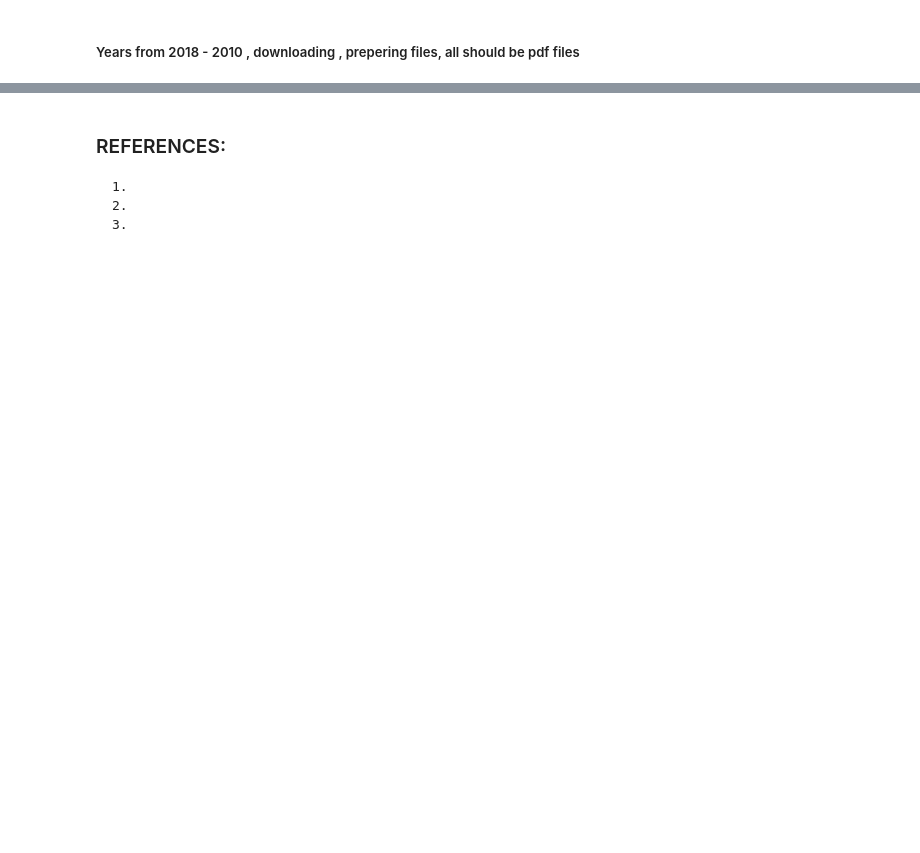
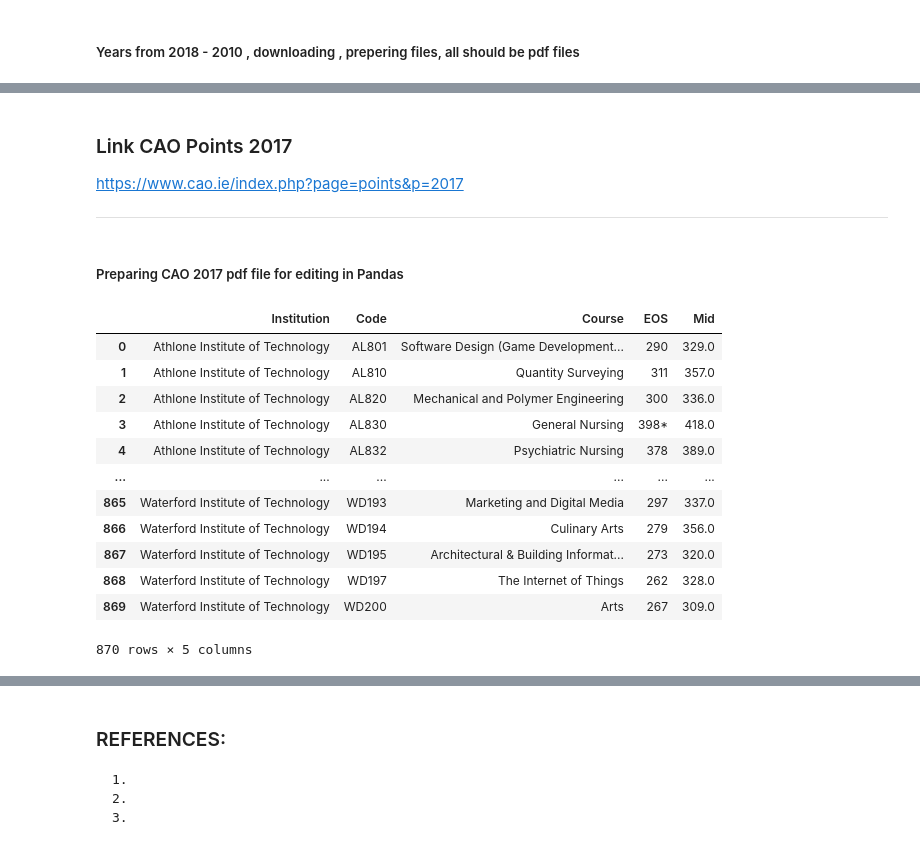
Before and after one commit to DracoNibilis/CAO_Points_Analysis, a Jupyter notebook: cao.ipynb, the cells around one changed output, grey strips where cells are left out. Drawn from its saved outputs; the diff is of its cells as text; code cells hidden in the pictures; blank space fills up the shorter version.

```diff
--- a/cao.ipynb
+++ b/cao.ipynb
@@ -253,0 +286,24 @@ df2019.head()
+# %% [markdown]
+### Link CAO Points 2017
+https://www.cao.ie/index.php?page=points&p=2017
+***
+# %% [markdown]
+##### Preparing CAO 2017 pdf file for editing in Pandas
+# %%
+# Read CAO Points 2017 edited from csv (tsv) file to pandas
+df2017 = pd.read_csv("data/CAO2017_edited.csv", sep="\t")
+df2017
+# %% [output]
+|  | Institution | Code | Course | EOS | Mid |
+| 0 | Athlone Institute of Technology | AL801 | Software Design (Game Development... | 290 | 329.0 |
+| 1 | Athlone Institute of Technology | AL810 | Quantity Surveying | 311 | 357.0 |
+| 2 | Athlone Institute of Technology | AL820 | Mechanical and Polymer Engineering | 300 | 336.0 |
+| 3 | Athlone Institute of Technology | AL830 | General Nursing | 398* | 418.0 |
+| 4 | Athlone Institute of Technology | AL832 | Psychiatric Nursing | 378 | 389.0 |
+| ... | ... | ... | ... | ... | ... |
+| 865 | Waterford Institute of Technology | WD193 | Marketing and Digital Media | 297 | 337.0 |
+| 866 | Waterford Institute of Technology | WD194 | Culinary Arts | 279 | 356.0 |
+| 867 | Waterford Institute of Technology | WD195 | Architectural & Building Informat... | 273 | 320.0 |
+| 868 | Waterford Institute of Technology | WD197 | The Internet of Things | 262 | 328.0 |
+| 869 | Waterford Institute of Technology | WD200 | Arts | 267 | 309.0 |
+870 rows × 5 columns
```
Also changed, not shown: parts of 25 cells of this notebook, 24 other files.
